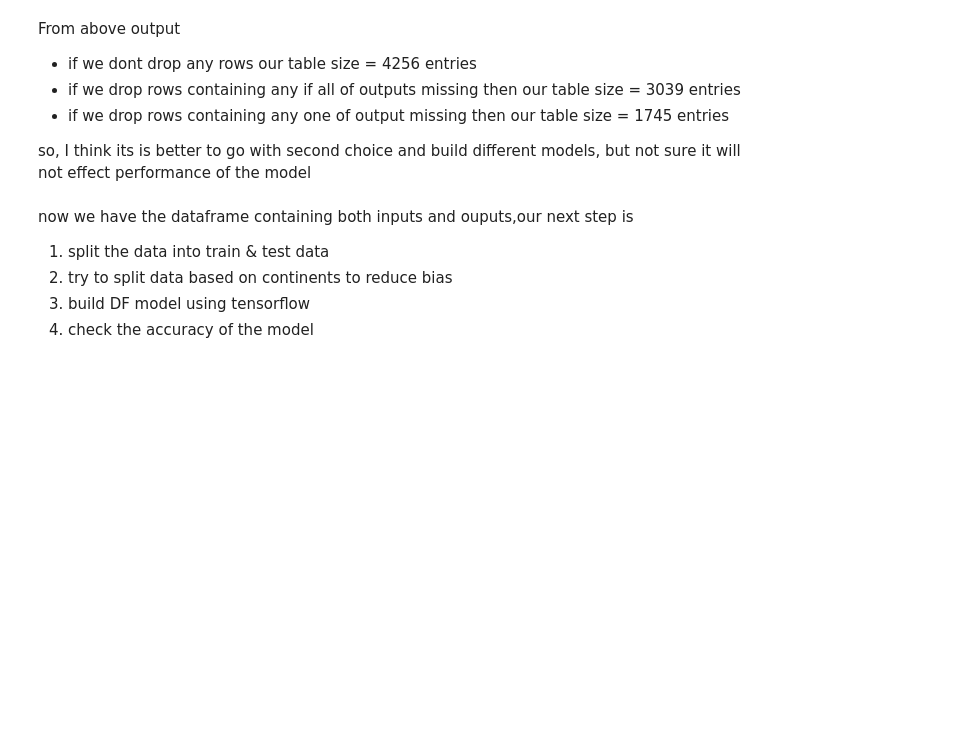
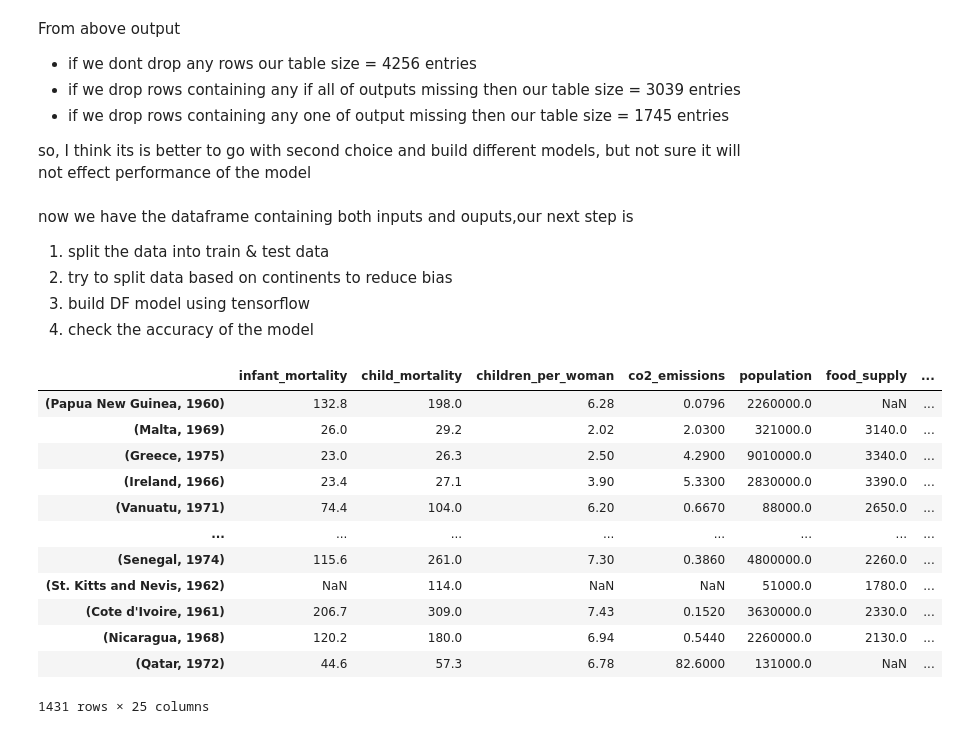
Before and after one commit to jaya-shankar/Human-Development-Prediction, a Jupyter notebook: load_data.ipynb, the cells around one changed output. Drawn from its saved outputs; the diff is of its cells as text; code cells hidden in the pictures; blank space fills up the shorter version.

Commit message:
built model for life expectancy, but accuracy is only 5%

```diff
--- a/load_data.ipynb
+++ b/load_data.ipynb
@@ -134,3 +156,24 @@ now we have the dataframe containing both inputs and ouputs,our next step is
   1. try to split data based on continents to reduce bias
 2. build DF model using tensorflow
 3. check the accuracy of the model
+# %%
+X_train, X_test, y_train, y_test = train_test_split(input_df, output_df, test_size=0.50, random_state=43)
+# %%
+frames      = [X_train,y_train['o_life_expectancy']]
+le_model_df = pd.concat(frames,axis=1)
+le_model_df.dropna(subset=['o_life_expectancy'],inplace=True)
+le_model_df
+# %% [output]
+|  | infant_mortality | child_mortality | children_per_woman | co2_emissions | population | food_supply | ... |
+| (Papua New Guinea, 1960) | 132.8 | 198.0 | 6.28 | 0.0796 | 2260000.0 | NaN | ... |
+| (Malta, 1969) | 26.0 | 29.2 | 2.02 | 2.0300 | 321000.0 | 3140.0 | ... |
+| (Greece, 1975) | 23.0 | 26.3 | 2.50 | 4.2900 | 9010000.0 | 3340.0 | ... |
+| (Ireland, 1966) | 23.4 | 27.1 | 3.90 | 5.3300 | 2830000.0 | 3390.0 | ... |
+| (Vanuatu, 1971) | 74.4 | 104.0 | 6.20 | 0.6670 | 88000.0 | 2650.0 | ... |
+| ... | ... | ... | ... | ... | ... | ... | ... |
+| (Senegal, 1974) | 115.6 | 261.0 | 7.30 | 0.3860 | 4800000.0 | 2260.0 | ... |
+| (St. Kitts and Nevis, 1962) | NaN | 114.0 | NaN | NaN | 51000.0 | 1780.0 | ... |
+| (Cote d'Ivoire, 1961) | 206.7 | 309.0 | 7.43 | 0.1520 | 3630000.0 | 2330.0 | ... |
+| (Nicaragua, 1968) | 120.2 | 180.0 | 6.94 | 0.5440 | 2260000.0 | 2130.0 | ... |
+| (Qatar, 1972) | 44.6 | 57.3 | 6.78 | 82.6000 | 131000.0 | NaN | ... |
+1431 rows × 25 columns
```
Also changed, not shown: parts of 12 cells of this notebook.
